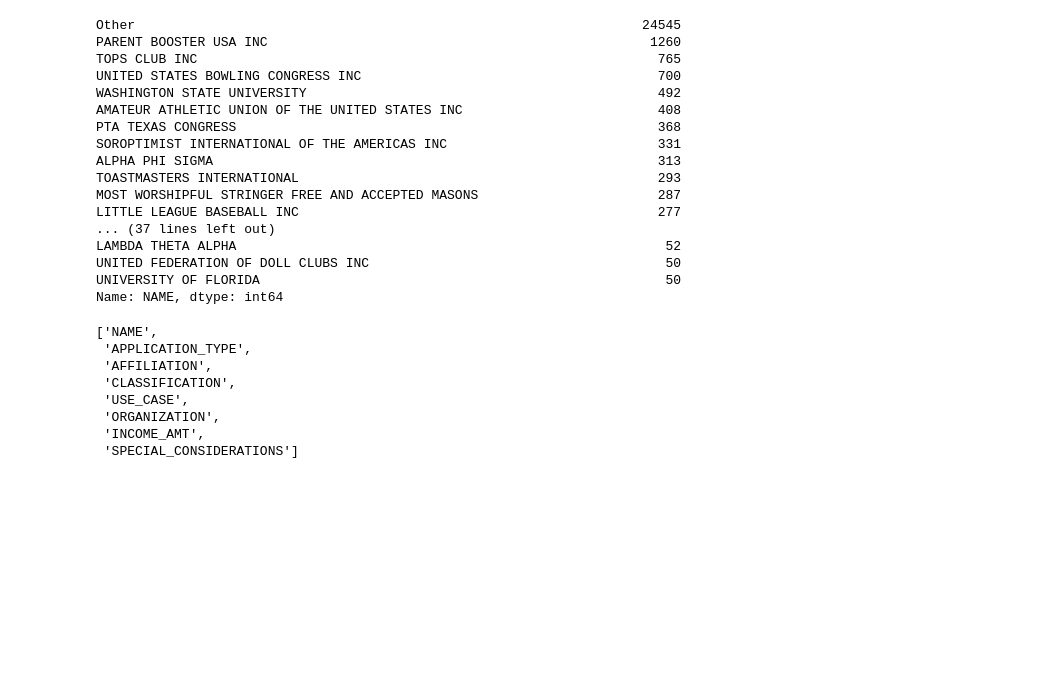
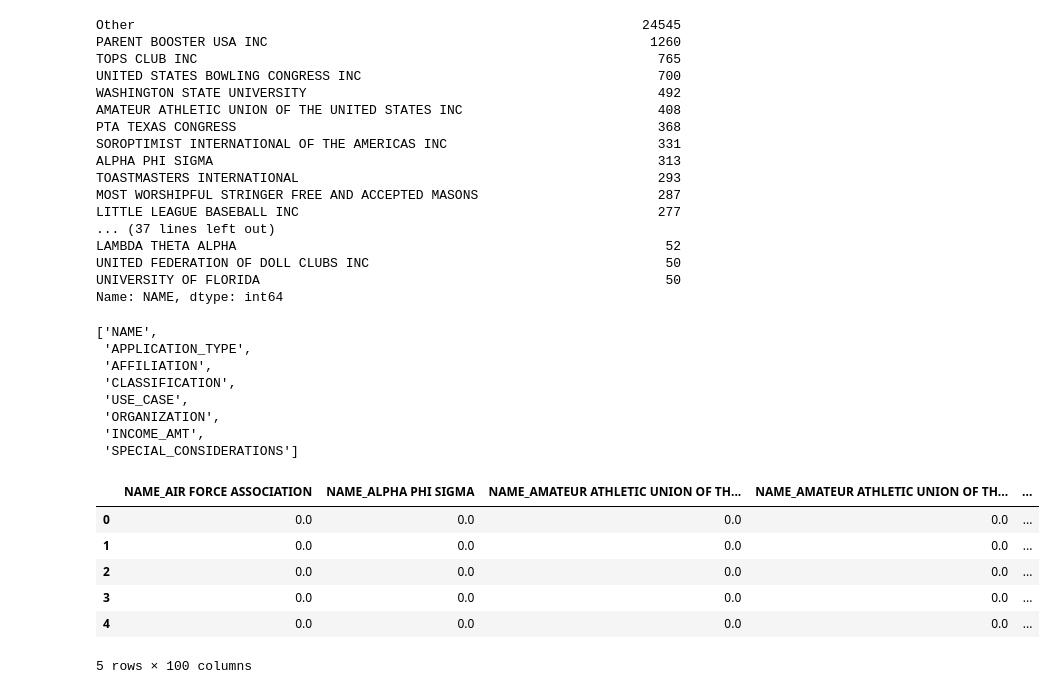
Before and after one commit to apombo90/Neural_Network_Charity_Analysis, a Jupyter notebook: AlphabetSoupCharity_Optimzation.ipynb, the cells around one changed output. Drawn from its saved outputs; the diff is of its cells as text; code cells hidden in the pictures; blank space fills up the shorter version.

```diff
--- a/AlphabetSoupCharity_Optimzation.ipynb
+++ b/AlphabetSoupCharity_Optimzation.ipynb
@@ -196,3 +196,21 @@ application_cat
  'ORGANIZATION',
  'INCOME_AMT',
  'SPECIAL_CONSIDERATIONS']
+# %%
+# Create a OneHotEncoder instance
+enc = OneHotEncoder(sparse=False)
+
+# Fit and transform the OneHotEncoder using the categorical variable list
+encode_df = pd.DataFrame(enc.fit_transform(application_df[application_cat]))
+
+# Add the encoded variable names to the dataframe
+encode_df.columns = enc.get_feature_names_out(application_cat)
+encode_df.head()
+# %% [output]
+|  | NAME_AIR FORCE ASSOCIATION | NAME_ALPHA PHI SIGMA | NAME_AMATEUR ATHLETIC UNION OF TH... | NAME_AMATEUR ATHLETIC UNION OF TH... | ... |
+| 0 | 0.0 | 0.0 | 0.0 | 0.0 | ... |
+| 1 | 0.0 | 0.0 | 0.0 | 0.0 | ... |
+| 2 | 0.0 | 0.0 | 0.0 | 0.0 | ... |
+| 3 | 0.0 | 0.0 | 0.0 | 0.0 | ... |
+| 4 | 0.0 | 0.0 | 0.0 | 0.0 | ... |
+5 rows × 100 columns
```
Also changed, not shown: parts of 4 cells of this notebook.
